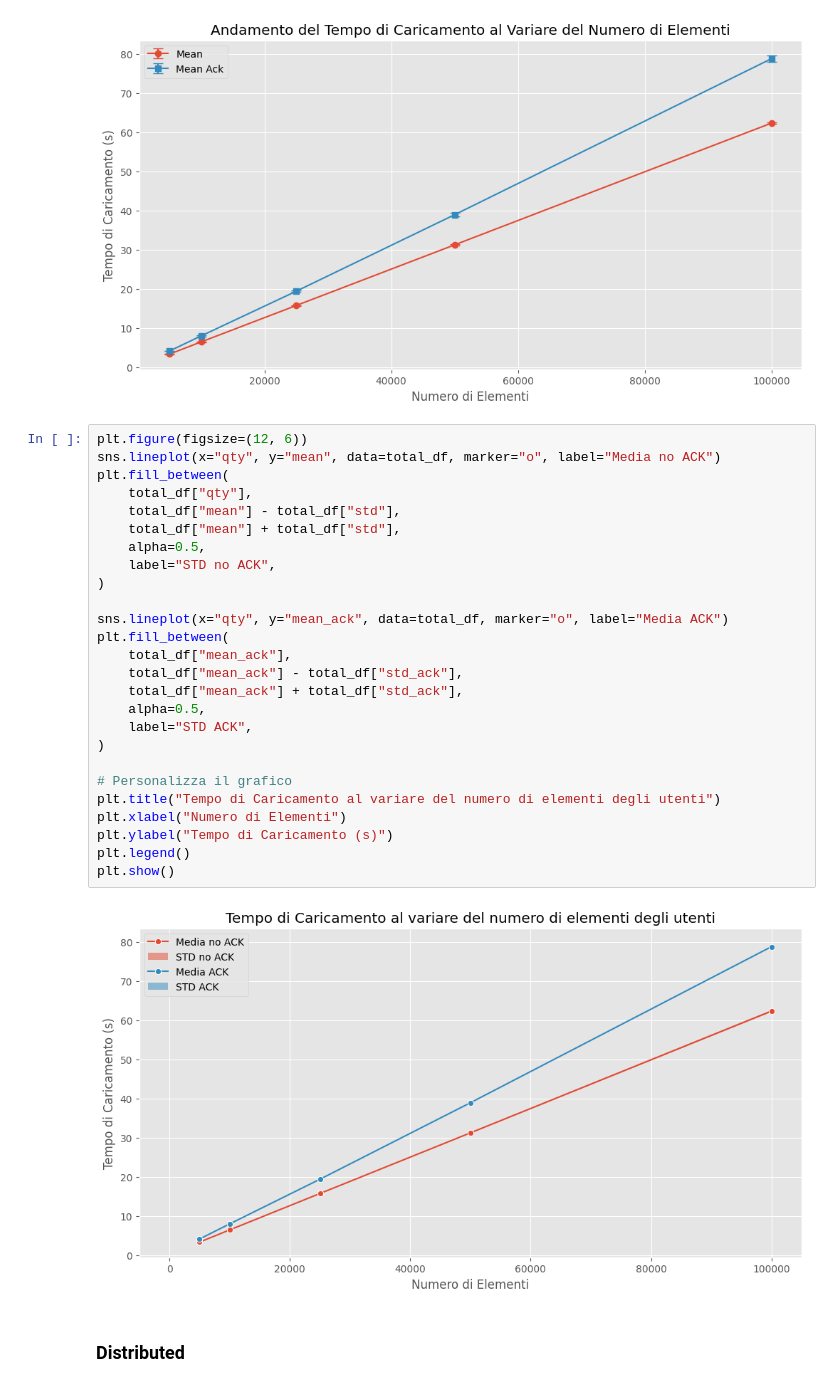
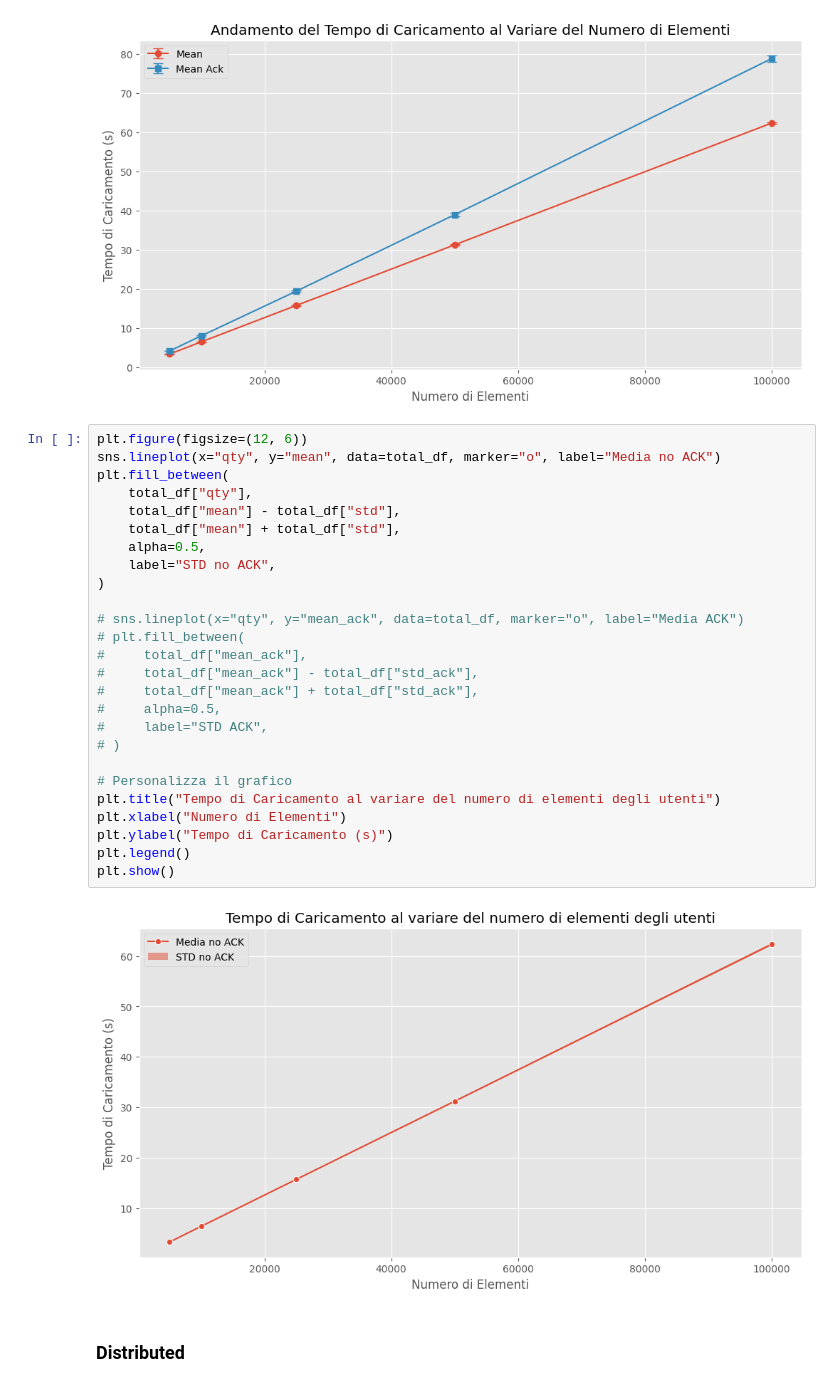
Before and after one commit to TommasoFerrario18/GraphDB, a Jupyter notebook: code/visualization.ipynb, the cells around one changed output. Saved outputs shown, nothing was run; the diff lists cells and outputs as text.

```diff
--- a/code/visualization.ipynb
+++ b/code/visualization.ipynb
@@ -117,31 +117,31 @@ plt.show()
 # %%
 plt.figure(figsize=(12, 6))
 sns.lineplot(x="qty", y="mean", data=total_df, marker="o", label="Media no ACK")
 plt.fill_between(
     total_df["qty"],
     total_df["mean"] - total_df["std"],
     total_df["mean"] + total_df["std"],
     alpha=0.5,
     label="STD no ACK",
 )
 
-sns.lineplot(x="qty", y="mean_ack", data=total_df, marker="o", label="Media ACK")
-plt.fill_between(
-    total_df["mean_ack"],
-    total_df["mean_ack"] - total_df["std_ack"],
-    total_df["mean_ack"] + total_df["std_ack"],
-    alpha=0.5,
-    label="STD ACK",
-)
+# sns.lineplot(x="qty", y="mean_ack", data=total_df, marker="o", label="Media ACK")
+# plt.fill_between(
+#     total_df["mean_ack"],
+#     total_df["mean_ack"] - total_df["std_ack"],
+#     total_df["mean_ack"] + total_df["std_ack"],
+#     alpha=0.5,
+#     label="STD ACK",
+# )
 
 # Personalizza il grafico
 plt.title("Tempo di Caricamento al variare del numero di elementi degli utenti")
 plt.xlabel("Numero di Elementi")
 plt.ylabel("Tempo di Caricamento (s)")
 plt.legend()
 plt.show()
 # %% [output]
-[figure, old version]
+[figure, new version]
 # %% [markdown]
 ### Distributed
 # %%
```
Also changed, not shown: parts of 13 cells of this notebook, 11 other files.
